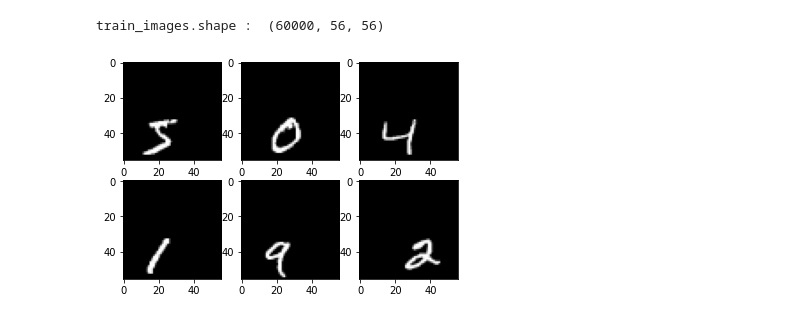
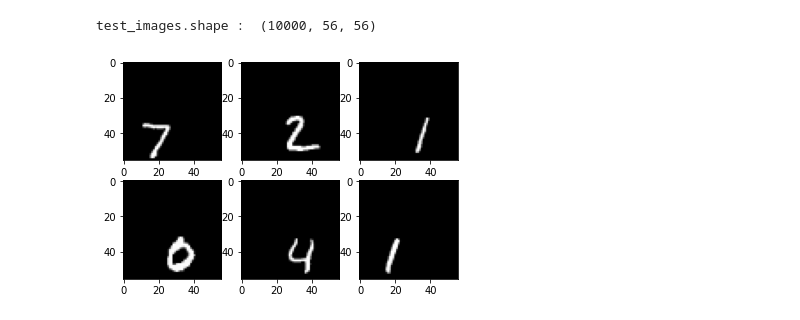
Before and after one commit to koulumang/CSU-CS510, a Jupyter notebook: Number Detection/CNN/CNN_T4.ipynb, the cells around one changed output. Saved outputs shown, nothing was run; the diff lists cells and outputs as text; code cells hidden in the pictures.

```diff
--- a/Number Detection/CNN/CNN_T4.ipynb
+++ b/Number Detection/CNN/CNN_T4.ipynb
@@ -14,7 +14,6 @@ import seaborn as sb
 mnist= tf.keras.datasets.mnist
 (train_images,train_labels) , (test_images,test_labels)=mnist.load_data()
 # %%
-(train_images,train_labels) , (test_images,test_labels)=mnist.load_data()
 temp=[]
 for i in range(len(train_images)):
     (x,y) = (0,random.randint(0,28))
@@ -26,5 +25,9 @@ train_images=np.array(temp)
 print('train_images.shape : ',train_images.shape)
 train_images = train_images.reshape((60000,56,56,1))
 train_images = train_images/255
+for i in range(6):
+  plt.subplot(2,3,i+1)
+  plt.imshow(train_images[i],cmap='gray')
+plt.show()
 # %% [output]
 train_images.shape :  (60000, 56, 56)
@@ -31,21 +35,20 @@ train_images.shape :  (60000, 56, 56)
 # %%
-(train_images,train_labels) , (test_images,test_labels)=mnist.load_data()
 temp=[]
-for i in range(len(train_images)):
+for i in range(len(test_images)):
     (x,y) = (28,random.randint(0,28))
     temp_img= np.array([[ 0 for i in range(56)] for j in range(56)])
-    temp_img[x:x+28 , y:y+28] += train_images[i]
+    temp_img[x:x+28 , y:y+28] += test_images[i]
     temp.append(temp_img)
 
-train_images=np.array(temp)
-print('train_images.shape : ',train_images.shape)
-train_images = train_images.reshape((60000,56,56,1))
-train_images = train_images/255
+test_images=np.array(temp)
+print('test_images.shape : ',test_images.shape)
+test_images = test_images.reshape((10000,56,56,1))
+test_images = test_images/255
 
 for i in range(6):
   plt.subplot(2,3,i+1)
-  plt.imshow(train_images[i],cmap='gray')
+  plt.imshow(test_images[i],cmap='gray')
 plt.show()
 # %% [output]
-train_images.shape :  (60000, 56, 56)
+test_images.shape :  (10000, 56, 56)
-[figure, old version]
+[figure, new version]
```
Also changed, not shown: parts of 7 cells of this notebook, 7 other files.
